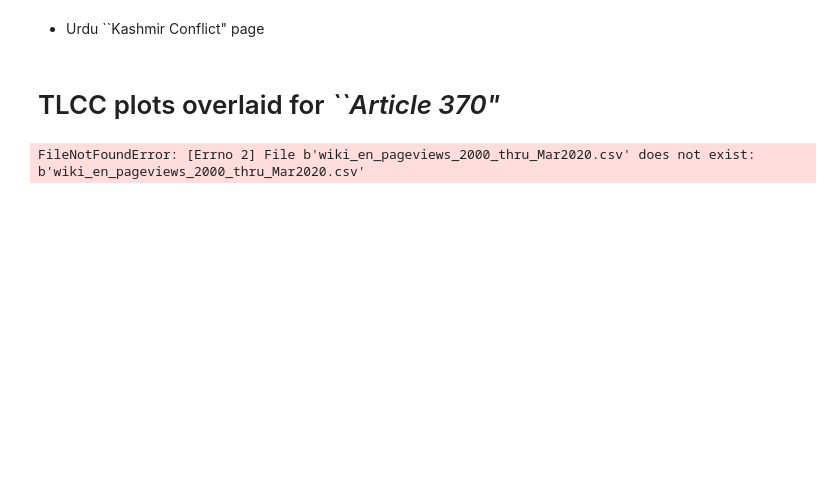
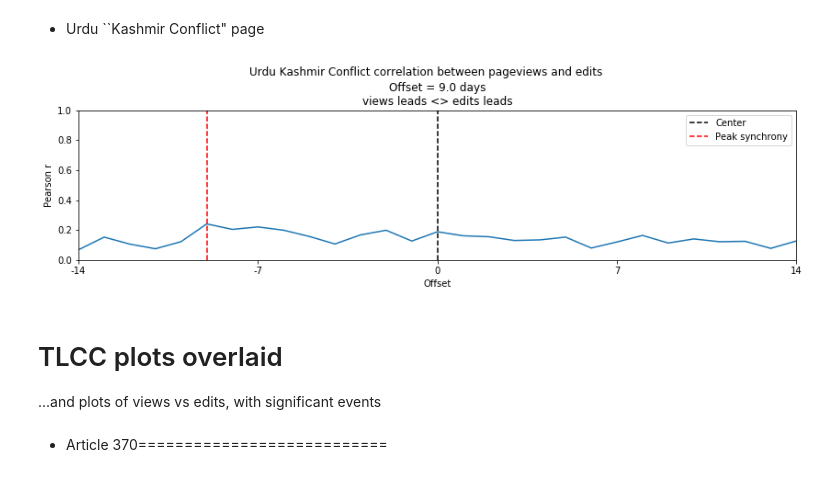
Before and after one commit to ViralNotPrasad/cscw-wiki, a Jupyter notebook: python/Pageviews-edits-data-viz-Clean.ipynb, the cells around one changed output. Cells and saved outputs as stored; diff of their text form; code cells hidden in the pictures; blank space fills up the shorter version.

Commit message:
TLCC on all articles + more clean-up

```diff
--- a/python/Pageviews-edits-data-viz-Clean.ipynb
+++ b/python/Pageviews-edits-data-viz-Clean.ipynb
@@ -376,19 +385,24 @@ corrPlot(views['views'], edits['total'], "Hindi Kashmir Conflict")
 # %%
 # Urdu
 
 for f in os.listdir(mypath):
     if fnmatch.fnmatch(f, 'rev_kash_ur_*.json'):
         file = f
 
-views = getViews("../data/pageviews/wiki_urdu_pageviews_2000_thru_Mar2020.csv", "Kashmir conflict")
+views = getViews("../data/pageviews/wiki_ur_pageviews_2000_thru_Mar2020.csv", "Kashmir conflict")
 edits = getEdits("../data/revisions/" + file)
 corrPlot(views['views'], edits['total'], "Urdu Kashmir Conflict")
+# %% [output]
+[figure, added]
 # %%
 del edits
 del views
-# %% [markdown]
-TLCC plots overlaid for *``Article 370"*
-===
+# %% [markdown]
+TLCC plots overlaid
+===
+...and plots of views vs edits, with significant events
+# %% [markdown]
+* Article 370===========================
 # %%
 def corrPlotOverlay(articleName, views, edits, viewsH, editsH, viewsU, editsU):
     '''
@@ -453,22 +467,32 @@ def corrPlotOverlay(articleName, views, edits, viewsH, editsH, viewsU, editsU):
     df = pd.DataFrame(data=d)
     return df
 
+'================================================================================================'
 
-viewsEn = getViews("../data/pageviews/wiki_en_pageviews_2000_thru_Mar2020.csv", "Article_370_of_the_Constitution_of_India")
-editsEn = getEdits("../data/revisions/" + findfile("rev_article_en"))
+def tsViewsEdits(views, edits, lang):
+    '''
+    Just want plot with two time series: edits and views. One call to this fun per language
+    '''
+    views = views[dt.date(2019,1,1):dt.date(2019,12,1)]# temporary...
+    edits = edits[dt.date(2019,1,1):dt.date(2019,12,1)]# temporary...
+    # Views
+    fig,ax = plt.subplots()
+    plt.yscale('log')
+    color = "k"
+    l1 = ax.plot(views.index, views.views, color=color)
+    ax.set_ylabel("Page-views per day", color=color)
+    # Edits
+    ax2 = ax.twinx()
+    color="tab:orange"
+    l2 = ax2.plot(edits.index, edits.total, color=color)
+    ax2.set_ylabel("Edits per day", color=color)
+    #plt.show()
+    if (min(views.index) < dt.date(2019,3,1)): # only if there's data as far back as February
+        l3 = ax.axvline(x=dt.date(2019,2,14), color='b',linestyle='--', label='Pulwama Attack')
+    l4 = ax.axvline(x=dt.date(2019,8,5), color='c', linestyle='--', label='Revocation of Article 370')
 
-viewsHi = getViews("../data/pageviews/wiki_hi_pageviews_2000_thru_Mar2020.csv", "Article 370 of the Constitution of India")
-editsHi = getEdits("../data/revisions/" + findfile("rev_article_hi"))
+    if lang != "urdu":
+        ax.legend()
+        #ax2.legend()
 
-viewsUr = getViews("../dwiki_ur_pageviews_2000_thru_Mar2020.csv", "Article 370 of the Constitution of India")
-editsUr = getEdits("../data/revisions/" + findfile("rev_article_ur"))
-
-# save the Pearson correlation data to CSV
-pearson_df = corrPlotOverlay("Article 370", viewsEn['views'], editsEn['total'], viewsHi['views'], \
-                             editsHi['total'], viewsUr['views'], editsUr['total'])
-pearson_df.to_csv("pearson_corr_article_370.csv", index=False)
-
-# save the figure
-plt.savefig("views_edits_article370_corr.eps")
+    plt.savefig("views_edits_article370_ts_"+lang+".eps")
-# %% [output]
-FileNotFoundError: [Errno 2] File b'wiki_en_pageviews_2000_thru_Mar2020.csv' does not exist: b'wiki_en_pageviews_2000_thru_Mar2020.csv'
```
Also changed, not shown: parts of 26 cells of this notebook, 6 other files.
